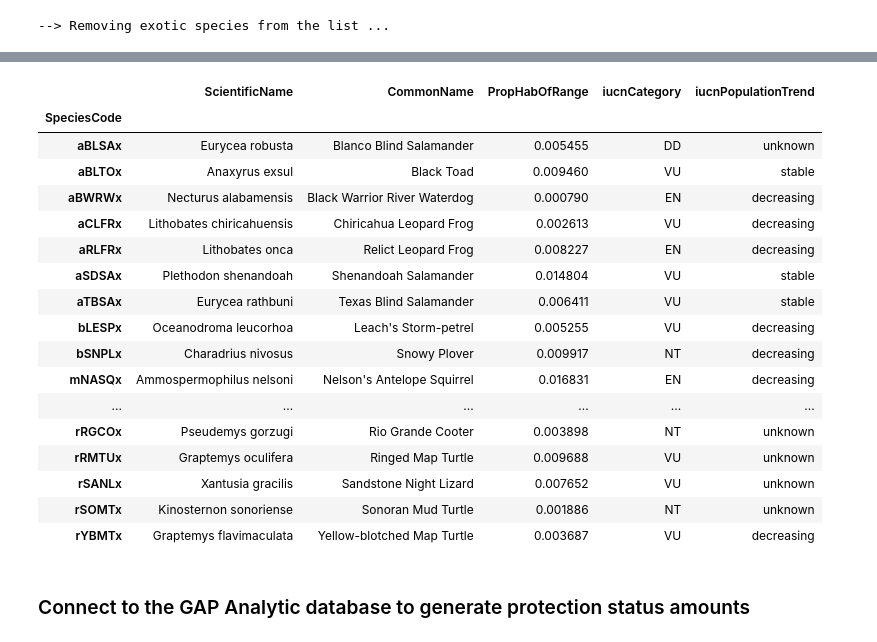
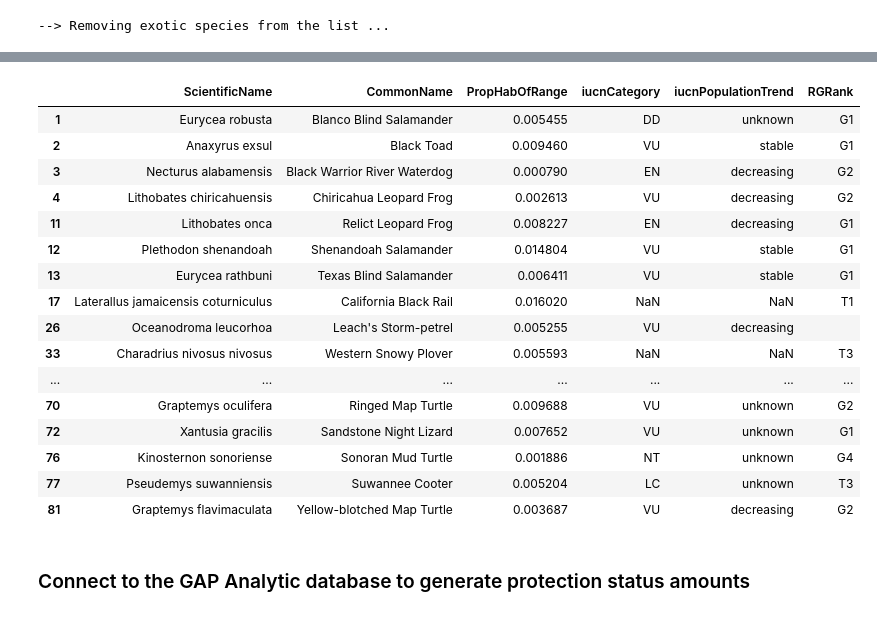
Before and after one commit to mjrubino/Habitat-Restricted-Species, a Jupyter notebook: Habitat-Restricted-Species.ipynb, the cells around one changed output, grey strips where cells are left out. Drawn from its saved outputs; the diff is of its cells as text; code cells hidden in the pictures.

```diff
--- a/Habitat-Restricted-Species.ipynb
+++ b/Habitat-Restricted-Species.ipynb
@@ -279,0 +283,22 @@ dfss = dfAllLow5_IUCN.iloc[ss]
+# %%
+'''
+
+    Use the NatureServe API to get global and national
+    conservation status rank codes for each of the habitat
+    restricted species. The ROUNDED global status will be
+    used to assess conservation status for these species
+    but the global range and national range and rounded
+    ranks will also be available for additional assessment.
+
+    First, pull down the ScienceBase Hab Map CSV to find the
+    NatureServe Global Sequential ID for each species.
+
+'''
+
+for file in habmapItem["files"]:
+    # Search for the file name pattern in the hab map item files dictionary
+    if file['name'].startswith('ScienceBaseHabMapCSV'):
+        try:
+            dfSppCSV = pd.read_csv(StringIO(sb.get(file['url'])))
+        except:
+            print('!! Could not find a CSV file name match !!')
@@ -279,0 +307,3 @@ dfss = dfAllLow5_IUCN.iloc[ss]
+# %%
+# NatureServe developer API access key ID
+keyid = 'cd08be35-cef1-46ec-a402-f108541b600e'
@@ -280 +403,6 @@ dfss = dfAllLow5_IUCN.iloc[ss]
+# %%
+## Merge IUCN and NatureServe dataframes
+dfIUCN_NS = pd.merge(left=dfAllLow5_IUCN, right=dfNSRanks,
+                     how='left',
+                     left_on='SpeciesCode', right_on='SpeciesCode')
 # %% [markdown]
@@ -304,3 +433,12 @@ dfShowIUCN
+# %%
+#################################################################################################
+# Select species that are of conservation concern based on
+# IUCN categories AND/OR NatureServe rounded global ranks
+
+IUCNlst = ['VU', 'EN', 'NT', 'DD', 'CR', 'EW']
+NSlst = ['G1', 'G2', 'G3', 'T1', 'T2', 'T3']
+dfCC = dfIUCN_NS[dfIUCN_NS['iucnCategory'].isin(IUCNlst) | dfIUCN_NS['RGRank'].isin(NSlst)]
+#################################################################################################
 # %% [markdown]
 Show the list of species considered to be of conservation concern using IUCN criteria:
 * DD - Data deficient
@@ -311,25 +457,24 @@ Show the list of species considered to be of conservation concern using IUCN cri
 # %%
-dfShowIUCNCC = dfCC[['ScientificName','CommonName','PropHabOfRange','iucnCategory','iucnPopulationTrend']]
-dfShowIUCNCC
+dfShowCC = dfCC[['ScientificName','CommonName','PropHabOfRange','iucnCategory','iucnPopulationTrend','RGRank']]
+dfShowCC
 # %% [output]
-|  | ScientificName | CommonName | PropHabOfRange | iucnCategory | iucnPopulationTrend |
-| SpeciesCode |  |  |  |  |  |
-| aBLSAx | Eurycea robusta | Blanco Blind Salamander | 0.005455 | DD | unknown |
-| aBLTOx | Anaxyrus exsul | Black Toad | 0.009460 | VU | stable |
-| aBWRWx | Necturus alabamensis | Black Warrior River Waterdog | 0.000790 | EN | decreasing |
-| aCLFRx | Lithobates chiricahuensis | Chiricahua Leopard Frog | 0.002613 | VU | decreasing |
-| aRLFRx | Lithobates onca | Relict Leopard Frog | 0.008227 | EN | decreasing |
-| aSDSAx | Plethodon shenandoah | Shenandoah Salamander | 0.014804 | VU | stable |
-| aTBSAx | Eurycea rathbuni | Texas Blind Salamander | 0.006411 | VU | stable |
-| bLESPx | Oceanodroma leucorhoa | Leach's Storm-petrel | 0.005255 | VU | decreasing |
-| bSNPLx | Charadrius nivosus | Snowy Plover | 0.009917 | NT | decreasing |
-| mNASQx | Ammospermophilus nelsoni | Nelson's Antelope Squirrel | 0.016831 | EN | decreasing |
-| ... | ... | ... | ... | ... | ... |
-| rRGCOx | Pseudemys gorzugi | Rio Grande Cooter | 0.003898 | NT | unknown |
-| rRMTUx | Graptemys oculifera | Ringed Map Turtle | 0.009688 | VU | unknown |
-| rSANLx | Xantusia gracilis | Sandstone Night Lizard | 0.007652 | VU | unknown |
-| rSOMTx | Kinosternon sonoriense | Sonoran Mud Turtle | 0.001886 | NT | unknown |
-| rYBMTx | Graptemys flavimaculata | Yellow-blotched Map Turtle | 0.003687 | VU | decreasing |
+|  | ScientificName | CommonName | PropHabOfRange | iucnCategory | iucnPopulationTrend | RGRank |
+| 1 | Eurycea robusta | Blanco Blind Salamander | 0.005455 | DD | unknown | G1 |
+| 2 | Anaxyrus exsul | Black Toad | 0.009460 | VU | stable | G1 |
+| 3 | Necturus alabamensis | Black Warrior River Waterdog | 0.000790 | EN | decreasing | G2 |
+| 4 | Lithobates chiricahuensis | Chiricahua Leopard Frog | 0.002613 | VU | decreasing | G2 |
+| 11 | Lithobates onca | Relict Leopard Frog | 0.008227 | EN | decreasing | G1 |
+| 12 | Plethodon shenandoah | Shenandoah Salamander | 0.014804 | VU | stable | G1 |
+| 13 | Eurycea rathbuni | Texas Blind Salamander | 0.006411 | VU | stable | G1 |
+| 17 | Laterallus jamaicensis coturniculus | California Black Rail | 0.016020 | NaN | NaN | T1 |
+| 26 | Oceanodroma leucorhoa | Leach's Storm-petrel | 0.005255 | VU | decreasing |  |
+| 33 | Charadrius nivosus nivosus | Western Snowy Plover | 0.005593 | NaN | NaN | T3 |
+| ... | ... | ... | ... | ... | ... | ... |
+| 70 | Graptemys oculifera | Ringed Map Turtle | 0.009688 | VU | unknown | G2 |
+| 72 | Xantusia gracilis | Sandstone Night Lizard | 0.007652 | VU | unknown | G1 |
+| 76 | Kinosternon sonoriense | Sonoran Mud Turtle | 0.001886 | NT | unknown | G4 |
+| 77 | Pseudemys suwanniensis | Suwannee Cooter | 0.005204 | LC | unknown | T3 |
+| 81 | Graptemys flavimaculata | Yellow-blotched Map Turtle | 0.003687 | VU | decreasing | G2 |
 # %% [markdown]
 ### Connect to the GAP Analytic database to generate protection status amounts<a name="code63"></a>
 # %%
```
Also changed, not shown: parts of 19 cells of this notebook.
